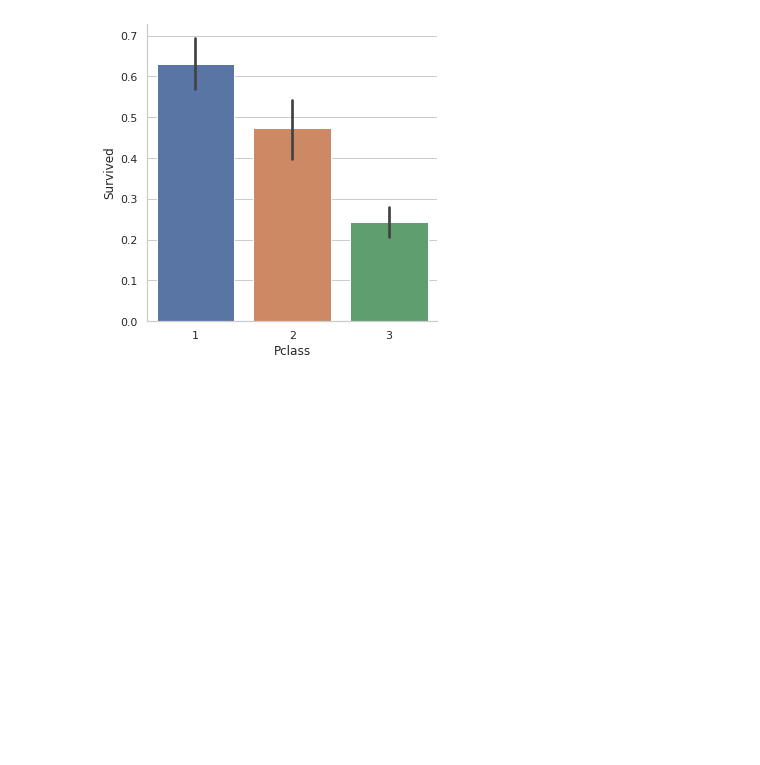
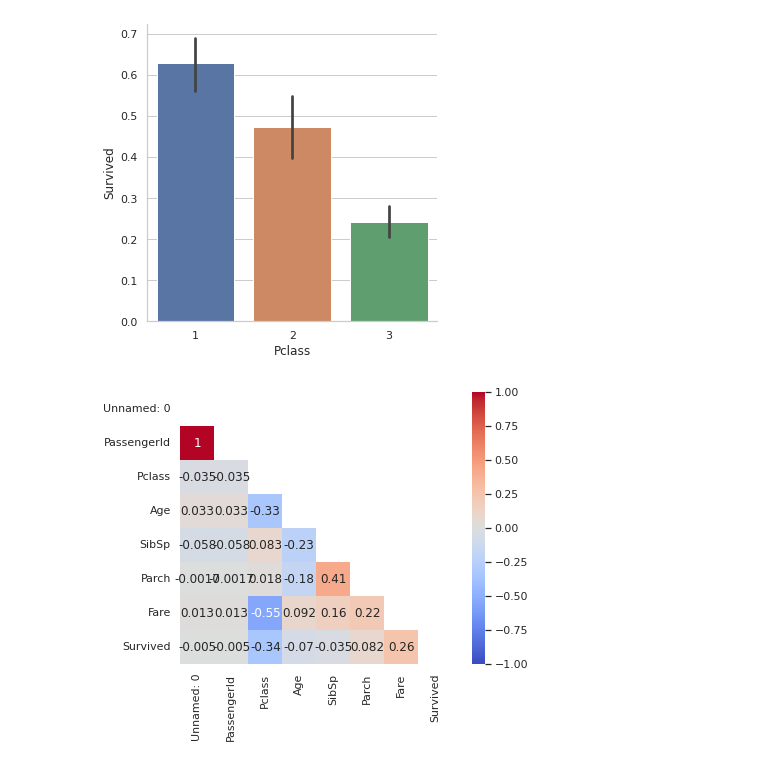
Before and after one commit to artefactory-br/titanic, a Jupyter notebook: notebooks/eda/eda.ipynb, the cells around one changed output. Saved outputs shown, nothing was run; the diff lists cells and outputs as text; code cells hidden in the pictures; blank space fills up the shorter version.

```diff
--- a/notebooks/eda/eda.ipynb
+++ b/notebooks/eda/eda.ipynb
@@ -17,3 +20,8 @@ RAW_PATH = "../../data/raw/"
+# %%
+DATA_PATH = '/home/wedeueis/Projetos/Artefact/Meetup/titanic/data/'
+
+TRAIN_FILE = 'interim/cleaned_train.csv'
+TEST_FILE = 'interim/cleaned_test.csv'
 # %%
-train = pd.read_csv(os.path.join(RAW_PATH, "train.csv"))
-test  = pd.read_csv(os.path.join(RAW_PATH, "train.csv"))
+train = pd.read_csv(os.path.join(DATA_PATH, TRAIN_FILE))
+test  = pd.read_csv(os.path.join(DATA_PATH, TEST_FILE))
@@ -39,3 +49,15 @@ sns.catplot(y="Survived", x="Pclass", kind='bar', data=train)
 # %% [output]
 <seaborn.axisgrid.FacetGrid at 0x...>
 [figure]
+# %%
+corr = train.corr()
+mask = np.zeros_like(corr)
+mask[np.triu_indices_from(mask)] = True
+
+with sns.axes_style("white"):
+
+    f, ax = plt.subplots(figsize=(7, 5))
+
+    ax = sns.heatmap(corr, mask=mask, vmin=-1, vmax=1, annot=True, square=True, cmap=sns.color_palette("coolwarm", as_cmap=True))
+# %% [output]
+[figure, added]
```
Also changed, not shown: parts of 6 cells of this notebook, 10 other files.
